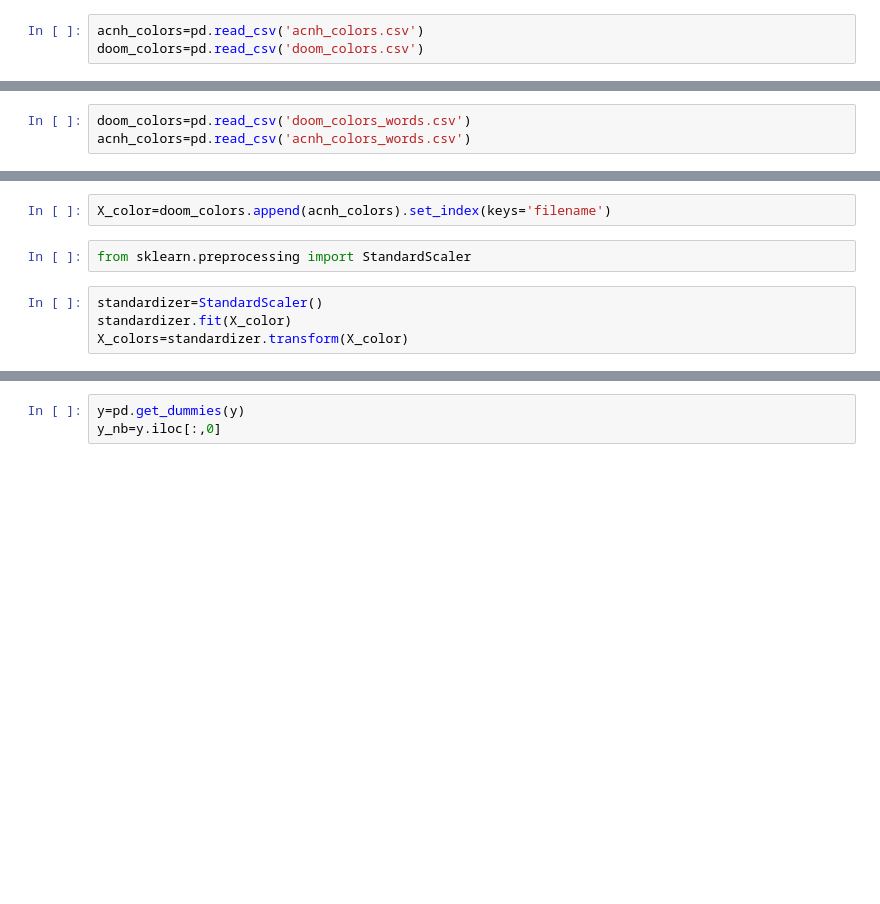
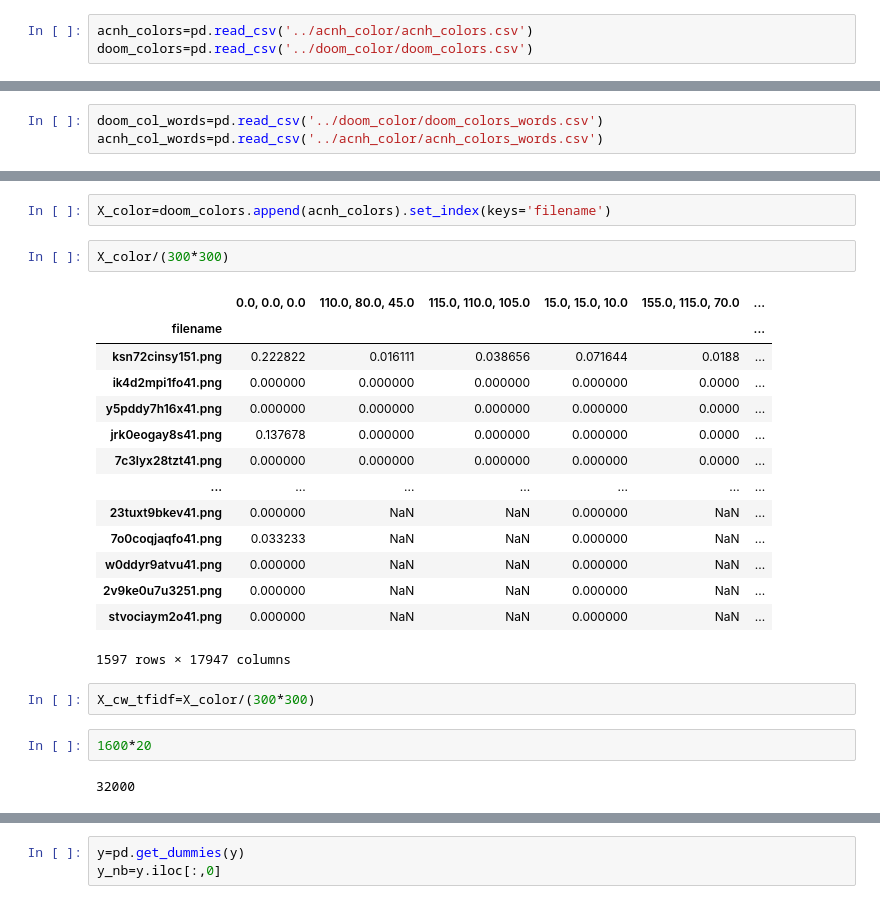
Before and after one commit to hadams1337/AnimalCrossing-V-Doom, a Jupyter notebook: notebooks/naive-bayes.ipynb, the cells around one changed output, grey strips where cells are left out. Cells and saved outputs as stored; diff of their text form; blank space fills up the shorter version.

```diff
--- a/notebooks/naive-bayes.ipynb
+++ b/notebooks/naive-bayes.ipynb
@@ -430,6 +457,6 @@ plt.savefig('../graphs/d_t_b_.png', bbox_inches='tight')
 # %%
-acnh_colors=pd.read_csv('acnh_colors.csv')
-doom_colors=pd.read_csv('doom_colors.csv')
+acnh_colors=pd.read_csv('../acnh_color/acnh_colors.csv')
+doom_colors=pd.read_csv('../doom_color/doom_colors.csv')
 # %%
 index_a=pd.Index(acnh['id'])
 acnh_sub=pd.DataFrame(acnh['subreddit']).set_index(index_a)
@@ -522,5 +559,5 @@ README.md               cute/                   webscraping.ipynb
 acnh_color/             doom_color/
 acnh_colors.csv         doom_colors.csv
 # %%
-doom_colors=pd.read_csv('doom_colors_words.csv')
-acnh_colors=pd.read_csv('acnh_colors_words.csv')
+doom_col_words=pd.read_csv('../doom_color/doom_colors_words.csv')
+acnh_col_words=pd.read_csv('../acnh_color/acnh_colors_words.csv')
@@ -543,8 +580,25 @@ acnh_colors
 # %%
 X_color=doom_colors.append(acnh_colors).set_index(keys='filename')
-# %%
-from sklearn.preprocessing import StandardScaler
-# %%
-standardizer=StandardScaler()
-standardizer.fit(X_color)
-X_colors=standardizer.transform(X_color)
+# %%
+X_color/(300*300)
+# %% [output]
+|  | 0.0, 0.0, 0.0 | 110.0, 80.0, 45.0 | 115.0, 110.0, 105.0 | 15.0, 15.0, 10.0 | 155.0, 115.0, 70.0 | ... |
+| filename |  |  |  |  |  | ... |
+| ksn72cinsy151.png | 0.222822 | 0.016111 | 0.038656 | 0.071644 | 0.0188 | ... |
+| ik4d2mpi1fo41.png | 0.000000 | 0.000000 | 0.000000 | 0.000000 | 0.0000 | ... |
+| y5pddy7h16x41.png | 0.000000 | 0.000000 | 0.000000 | 0.000000 | 0.0000 | ... |
+| jrk0eogay8s41.png | 0.137678 | 0.000000 | 0.000000 | 0.000000 | 0.0000 | ... |
+| 7c3lyx28tzt41.png | 0.000000 | 0.000000 | 0.000000 | 0.000000 | 0.0000 | ... |
+| ... | ... | ... | ... | ... | ... | ... |
+| 23tuxt9bkev41.png | 0.000000 | NaN | NaN | 0.000000 | NaN | ... |
+| 7o0coqjaqfo41.png | 0.033233 | NaN | NaN | 0.000000 | NaN | ... |
+| w0ddyr9atvu41.png | 0.000000 | NaN | NaN | 0.000000 | NaN | ... |
+| 2v9ke0u7u3251.png | 0.000000 | NaN | NaN | 0.000000 | NaN | ... |
+| stvociaym2o41.png | 0.000000 | NaN | NaN | 0.000000 | NaN | ... |
+1597 rows × 17947 columns
+# %%
+X_cw_tfidf=X_color/(300*300)
+# %%
+1600*20
+# %% [output]
+32000
```
Also changed, not shown: parts of 28 cells of this notebook, 6 other files.
